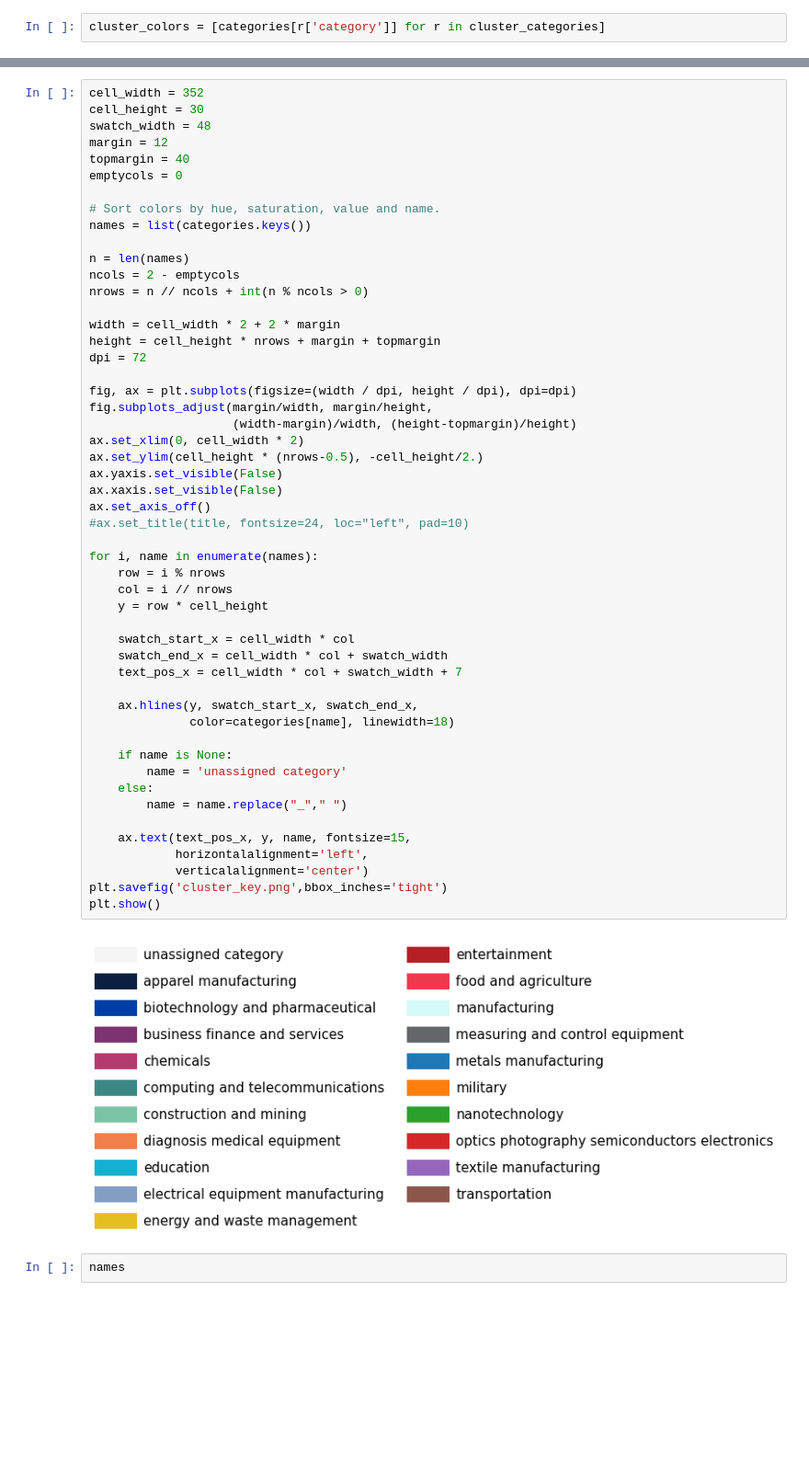
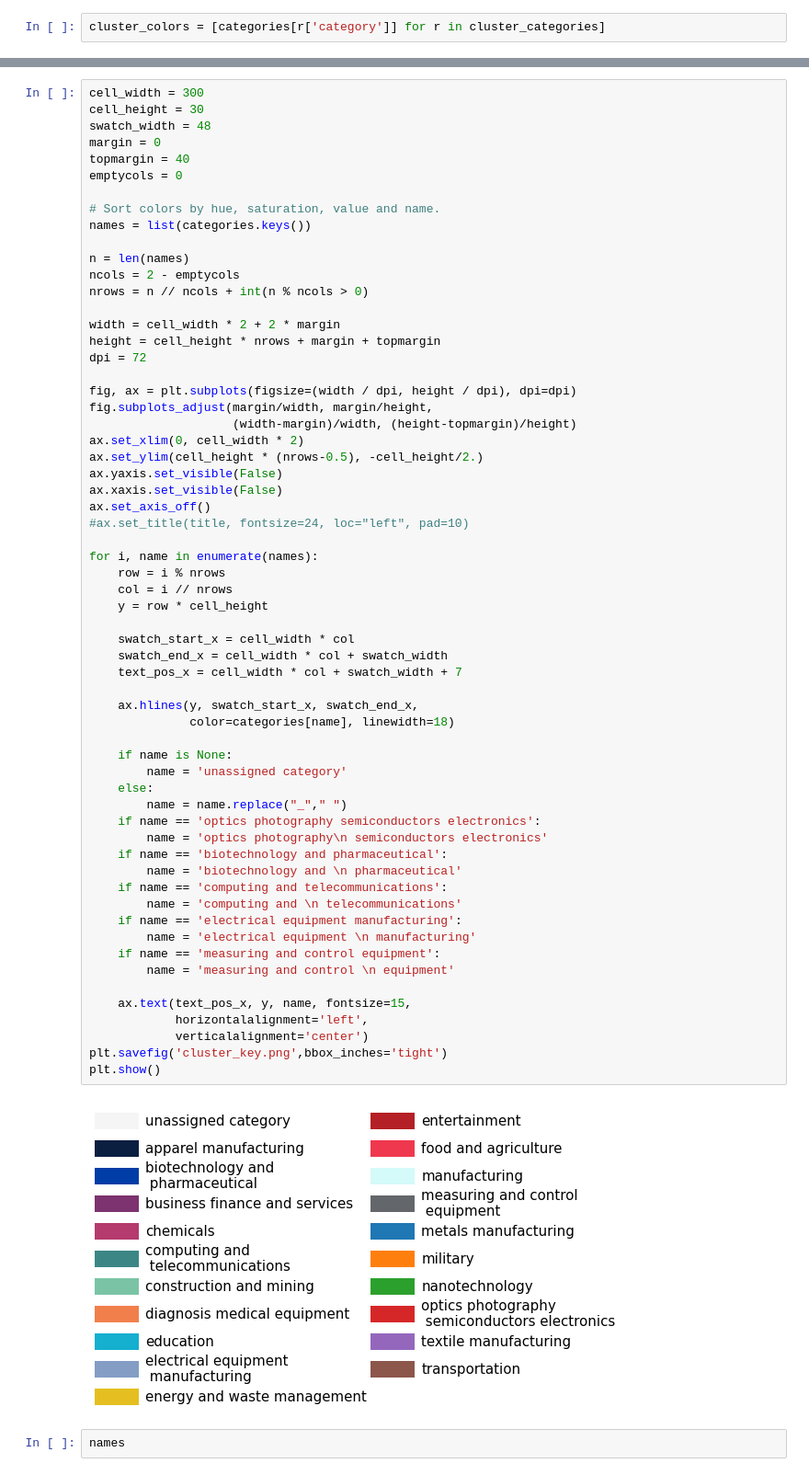
Before and after one commit to georgetown-cset/patent-hybrid-clustering, a Jupyter notebook: visualizations/cluster_visual.ipynb, the cells around one changed output, grey strips where cells are left out. Shown at 92% size. Saved outputs shown, nothing was run; the diff lists cells and outputs as text; blank space fills up the shorter version.

```diff
--- a/visualizations/cluster_visual.ipynb
+++ b/visualizations/cluster_visual.ipynb
@@ -169,8 +169,8 @@ plt.show()
 # %%
-cell_width = 352
+cell_width = 300
 cell_height = 30
 swatch_width = 48
-margin = 12
+margin = 0
 topmargin = 40
 emptycols = 0
 
@@ -191,34 +191,44 @@ fig.subplots_adjust(margin/width, margin/height,
 ax.set_xlim(0, cell_width * 2)
 ax.set_ylim(cell_height * (nrows-0.5), -cell_height/2.)
 ax.yaxis.set_visible(False)
 ax.xaxis.set_visible(False)
 ax.set_axis_off()
 #ax.set_title(title, fontsize=24, loc="left", pad=10)
 
 for i, name in enumerate(names):
     row = i % nrows
     col = i // nrows
     y = row * cell_height
 
     swatch_start_x = cell_width * col
     swatch_end_x = cell_width * col + swatch_width
     text_pos_x = cell_width * col + swatch_width + 7
 
     ax.hlines(y, swatch_start_x, swatch_end_x,
               color=categories[name], linewidth=18)
 
     if name is None:
         name = 'unassigned category'
     else:
         name = name.replace("_"," ")
+    if name == 'optics photography semiconductors electronics':
+        name = 'optics photography\n semiconductors electronics'
+    if name == 'biotechnology and pharmaceutical':
+        name = 'biotechnology and \n pharmaceutical'
+    if name == 'computing and telecommunications':
+        name = 'computing and \n telecommunications'
+    if name == 'electrical equipment manufacturing':
+        name = 'electrical equipment \n manufacturing'
+    if name == 'measuring and control equipment':
+        name = 'measuring and control \n equipment'
 
     ax.text(text_pos_x, y, name, fontsize=15,
             horizontalalignment='left',
             verticalalignment='center')
 plt.savefig('cluster_key.png',bbox_inches='tight')
 plt.show()
 # %% [output]
-[figure, old version]
+[figure, new version]
 # %%
 names
 # %% [output]
```
Also changed, not shown: parts of 1 cell of this notebook, 2 other files.
